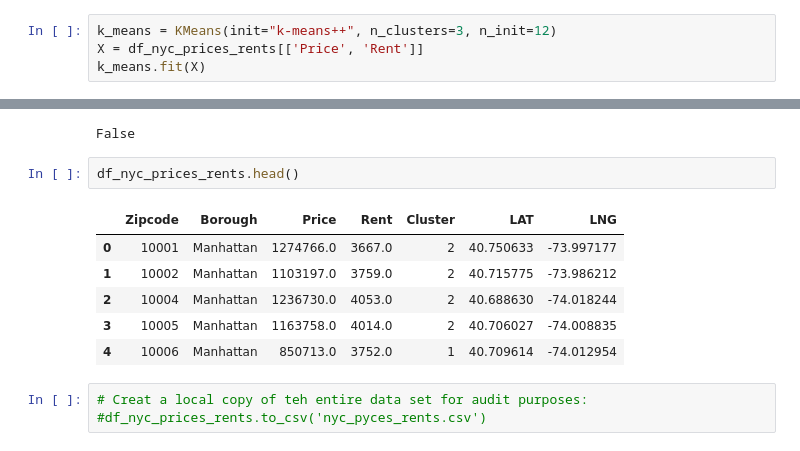
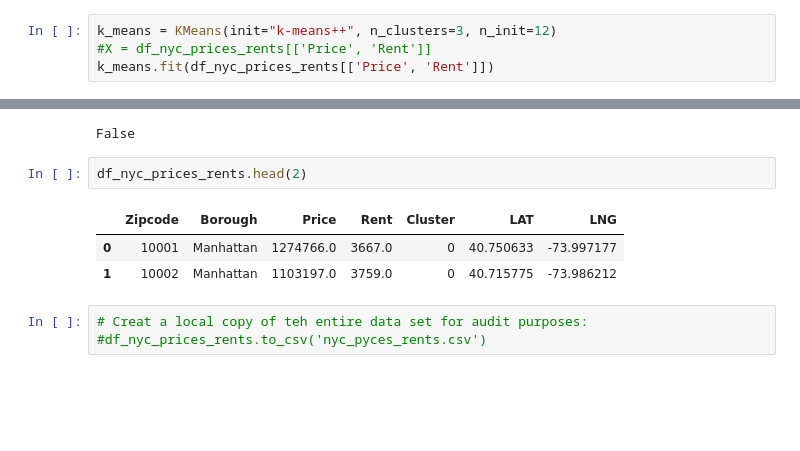
Before and after one commit to allaccountstaken/predicting_urban_home_values, a Jupyter notebook: Predicting Home Values Using Venues.ipynb, the cells around one changed output, grey strips where cells are left out. Saved outputs shown, nothing was run; the diff lists cells and outputs as text; blank space fills up the shorter version.

```diff
--- a/Predicting Home Values Using Venues.ipynb
+++ b/Predicting Home Values Using Venues.ipynb
@@ -214,7 +215,7 @@ Splitting by boroughs confirms this idea. When looking at the slope of regressio
 # %%
 k_means = KMeans(init="k-means++", n_clusters=3, n_init=12)
-X = df_nyc_prices_rents[['Price', 'Rent']]
-k_means.fit(X)
+#X = df_nyc_prices_rents[['Price', 'Rent']]
+k_means.fit(df_nyc_prices_rents[['Price', 'Rent']])
 # %% [output]
 KMeans(algorithm='auto', copy_x=True, init='k-means++', max_iter=300,
        n_clusters=3, n_init=12, n_jobs=None, precompute_distances='auto',
@@ -310,14 +311,11 @@ df_nyc_prices_rents['LNG'].isna().values.any()
 # %% [output]
 False
 # %%
-df_nyc_prices_rents.head()
+df_nyc_prices_rents.head(2)
 # %% [output]
 |  | Zipcode | Borough | Price | Rent | Cluster | LAT | LNG |
-| 0 | 10001 | Manhattan | 1274766.0 | 3667.0 | 2 | 40.750633 | -73.997177 |
-| 1 | 10002 | Manhattan | 1103197.0 | 3759.0 | 2 | 40.715775 | -73.986212 |
-| 2 | 10004 | Manhattan | 1236730.0 | 4053.0 | 2 | 40.688630 | -74.018244 |
-| 3 | 10005 | Manhattan | 1163758.0 | 4014.0 | 2 | 40.706027 | -74.008835 |
-| 4 | 10006 | Manhattan | 850713.0 | 3752.0 | 1 | 40.709614 | -74.012954 |
+| 0 | 10001 | Manhattan | 1274766.0 | 3667.0 | 0 | 40.750633 | -73.997177 |
+| 1 | 10002 | Manhattan | 1103197.0 | 3759.0 | 0 | 40.715775 | -73.986212 |
 # %%
 # Creat a local copy of teh entire data set for audit purposes:
 #df_nyc_prices_rents.to_csv('nyc_pyces_rents.csv')
```
Also changed, not shown: parts of 24 cells of this notebook, 3 other files.
